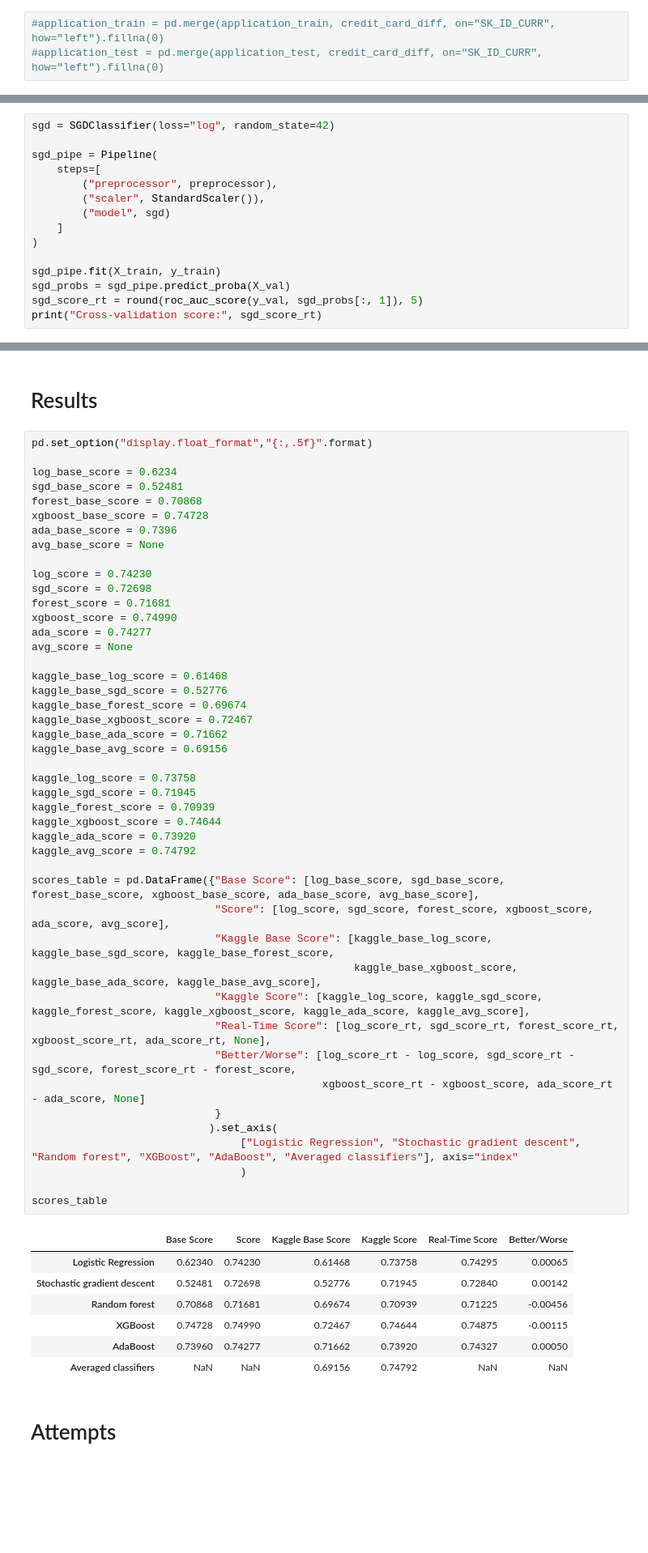
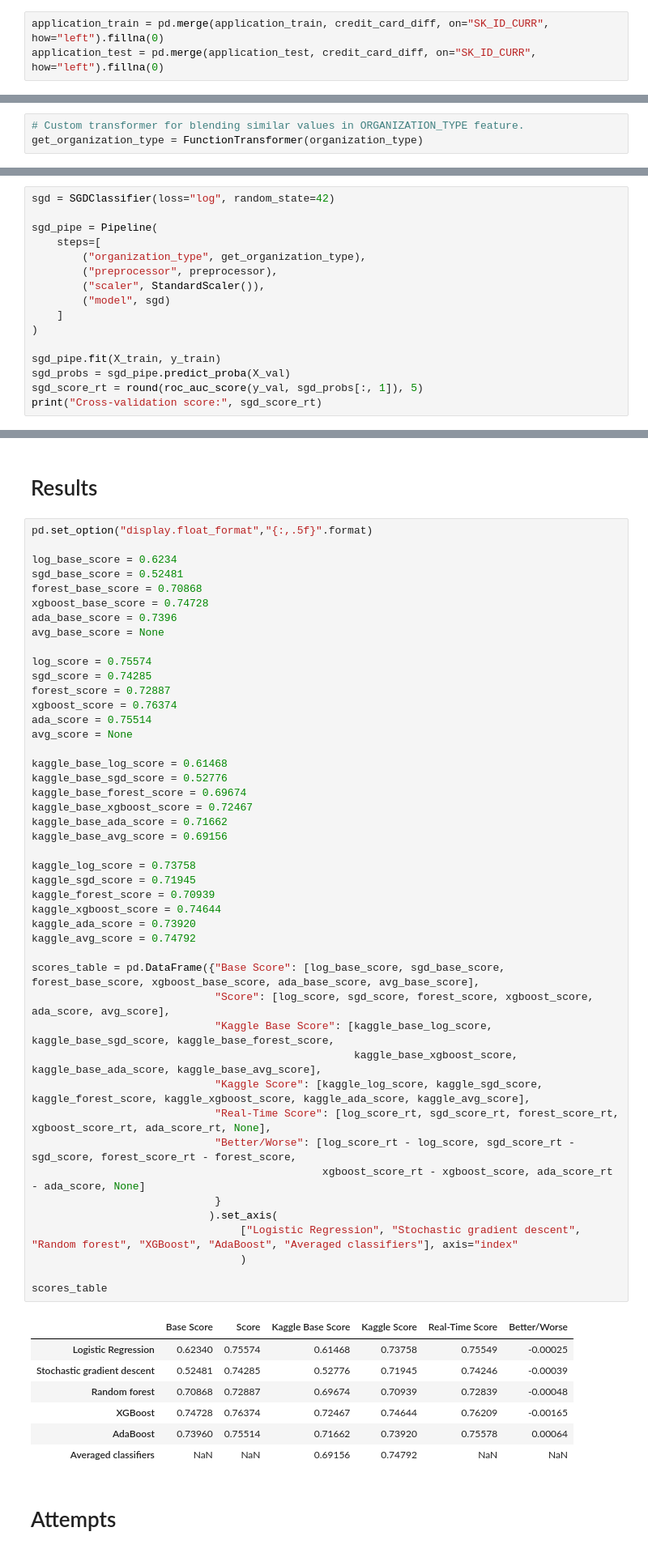
Before and after one commit to Gedas-LT/kaggle-home-credit, a Jupyter notebook: notebook.ipynb, the cells around one changed output, grey strips where cells are left out. Shown at 81% size. Saved outputs shown, nothing was run; the diff lists cells and outputs as text; blank space fills up the shorter version.

Commit message:
get_organization_type

```diff
--- a/notebook.ipynb
+++ b/notebook.ipynb
@@ -645,8 +607,8 @@ credit_card_diff = (credit_card_balance[credit_card_balance["MONTHS_BALANCE"] ==
                     .mean()
                     .reset_index())
 # %%
-#application_train = pd.merge(application_train, credit_card_diff, on="SK_ID_CURR", how="left").fillna(0)
-#application_test = pd.merge(application_test, credit_card_diff, on="SK_ID_CURR", how="left").fillna(0)
+application_train = pd.merge(application_train, credit_card_diff, on="SK_ID_CURR", how="left").fillna(0)
+application_test = pd.merge(application_test, credit_card_diff, on="SK_ID_CURR", how="left").fillna(0)
 # %% [markdown]
 ### Previous credits of all forms
 # %% [markdown]
@@ -711,3 +658,6 @@ Couldn't find program: 'false'
+# %%
+# Custom transformer for blending similar values in ORGANIZATION_TYPE feature.
+get_organization_type = FunctionTransformer(organization_type)
 # %%
 #name_education_type = ["Unemployed", "Student", "Businessman", "Maternity leave"]
 
@@ -778,6 +734,7 @@ sgd = SGDClassifier(loss="log", random_state=42)
 
 sgd_pipe = Pipeline(
     steps=[
+        ("organization_type", get_organization_type),
         ("preprocessor", preprocessor),
         ("scaler", StandardScaler()),
         ("model", sgd)
@@ -902,48 +859,48 @@ xgboost_base_score = 0.74728
 ada_base_score = 0.7396
 avg_base_score = None
 
-log_score = 0.74230
-sgd_score = 0.72698
-forest_score = 0.71681
-xgboost_score = 0.74990
-ada_score = 0.74277
+log_score = 0.75574
+sgd_score = 0.74285
+forest_score = 0.72887
+xgboost_score = 0.76374
+ada_score = 0.75514
 avg_score = None
 
 kaggle_base_log_score = 0.61468
 kaggle_base_sgd_score = 0.52776
 kaggle_base_forest_score = 0.69674
 kaggle_base_xgboost_score = 0.72467
 kaggle_base_ada_score = 0.71662
 kaggle_base_avg_score = 0.69156
 
 kaggle_log_score = 0.73758
 kaggle_sgd_score = 0.71945
 kaggle_forest_score = 0.70939
 kaggle_xgboost_score = 0.74644
 kaggle_ada_score = 0.73920
 kaggle_avg_score = 0.74792
 
 scores_table = pd.DataFrame({"Base Score": [log_base_score, sgd_base_score, forest_base_score, xgboost_base_score, ada_base_score, avg_base_score],
                              "Score": [log_score, sgd_score, forest_score, xgboost_score, ada_score, avg_score],
                              "Kaggle Base Score": [kaggle_base_log_score, kaggle_base_sgd_score, kaggle_base_forest_score,
                                                    kaggle_base_xgboost_score, kaggle_base_ada_score, kaggle_base_avg_score],
                              "Kaggle Score": [kaggle_log_score, kaggle_sgd_score, kaggle_forest_score, kaggle_xgboost_score, kaggle_ada_score, kaggle_avg_score],
                              "Real-Time Score": [log_score_rt, sgd_score_rt, forest_score_rt, xgboost_score_rt, ada_score_rt, None],
                              "Better/Worse": [log_score_rt - log_score, sgd_score_rt - sgd_score, forest_score_rt - forest_score,
                                               xgboost_score_rt - xgboost_score, ada_score_rt - ada_score, None]
                              }
                             ).set_axis(
                                  ["Logistic Regression", "Stochastic gradient descent", "Random forest", "XGBoost", "AdaBoost", "Averaged classifiers"], axis="index"
                                  )
 
 scores_table
 # %% [output]
 |  | Base Score | Score | Kaggle Base Score | Kaggle Score | Real-Time Score | Better/Worse |
-| Logistic Regression | 0.62340 | 0.74230 | 0.61468 | 0.73758 | 0.74295 | 0.00065 |
-| Stochastic gradient descent | 0.52481 | 0.72698 | 0.52776 | 0.71945 | 0.72840 | 0.00142 |
-| Random forest | 0.70868 | 0.71681 | 0.69674 | 0.70939 | 0.71225 | -0.00456 |
-| XGBoost | 0.74728 | 0.74990 | 0.72467 | 0.74644 | 0.74875 | -0.00115 |
-| AdaBoost | 0.73960 | 0.74277 | 0.71662 | 0.73920 | 0.74327 | 0.00050 |
+| Logistic Regression | 0.62340 | 0.75574 | 0.61468 | 0.73758 | 0.75549 | -0.00025 |
+| Stochastic gradient descent | 0.52481 | 0.74285 | 0.52776 | 0.71945 | 0.74246 | -0.00039 |
+| Random forest | 0.70868 | 0.72887 | 0.69674 | 0.70939 | 0.72839 | -0.00048 |
+| XGBoost | 0.74728 | 0.76374 | 0.72467 | 0.74644 | 0.76209 | -0.00165 |
+| AdaBoost | 0.73960 | 0.75514 | 0.71662 | 0.73920 | 0.75578 | 0.00064 |
 | Averaged classifiers | NaN | NaN | 0.69156 | 0.74792 | NaN | NaN |
 # %% [markdown]
 # Attempts
```
Also changed, not shown: parts of 31 cells of this notebook, 2 other files.
